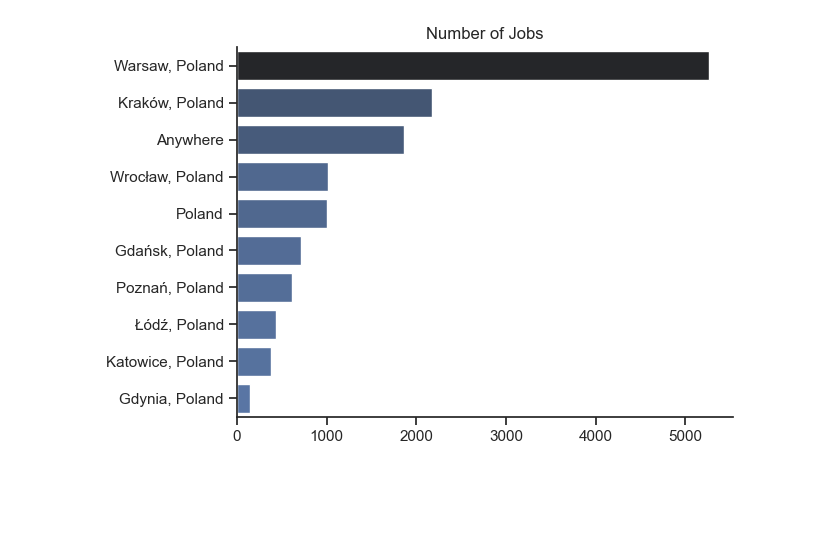
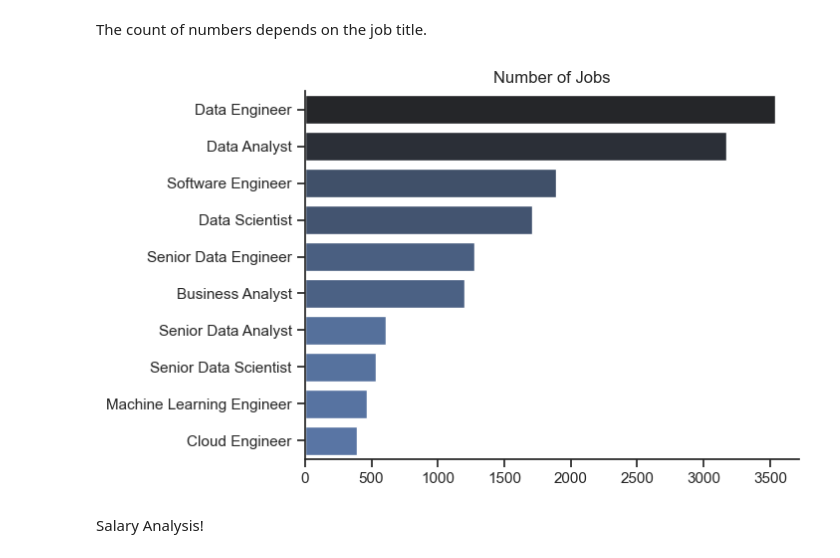
Before and after one commit to matcze/job_data_analysis, a Jupyter notebook: 1_project.ipynb, the cells around one changed output. Cells and saved outputs as stored; diff of their text form; code cells hidden in the pictures; blank space fills up the shorter version.

```diff
--- a/1_project.ipynb
+++ b/1_project.ipynb
@@ -13,2 +15,3 @@ df['job_skills'] = df['job_skills'].apply(lambda x: ast.literal_eval(x) if pd.no
 # %%
-df_DA_PL = df[(df["job_country"] == "Poland")]
+df_poland = df[(df["job_country"] == "Poland")]
+df_poland
@@ -15,12 +32,17 @@ df_DA_PL = df[(df["job_country"] == "Poland")]
+# %% [markdown]
+The count of numbers depends on the job title.
+# %%
+df_plot = df_poland["job_title_short"].value_counts().head(10).to_frame()
 # %%
-df_plot = df_DA_PL["job_location"].value_counts().head(10).to_frame()
+sns.set_theme(style="ticks")
+sns.barplot(data=df_plot, x ="count", y="job_title_short", hue="count", palette='dark:b_r', legend=False)
+sns.despine()
 
-sns.set_theme(style="ticks")
-sns.barplot(data=df_plot, x ="count", y="job_location", hue="count", palette='dark:b_r', legend=False)
-sns.despine()
 plt.title("Number of Jobs")
 plt.xlabel("")
 plt.ylabel("")
 plt.show()
 # %% [output]
-[figure, old version]
+[figure, new version]
+# %% [markdown]
+Salary Analysis!
```
Also changed, not shown: parts of 5 cells of this notebook.
